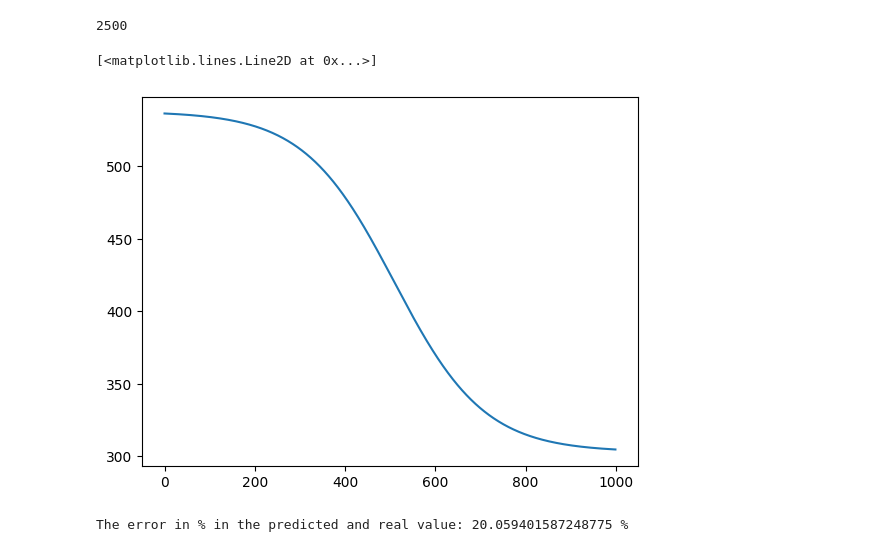
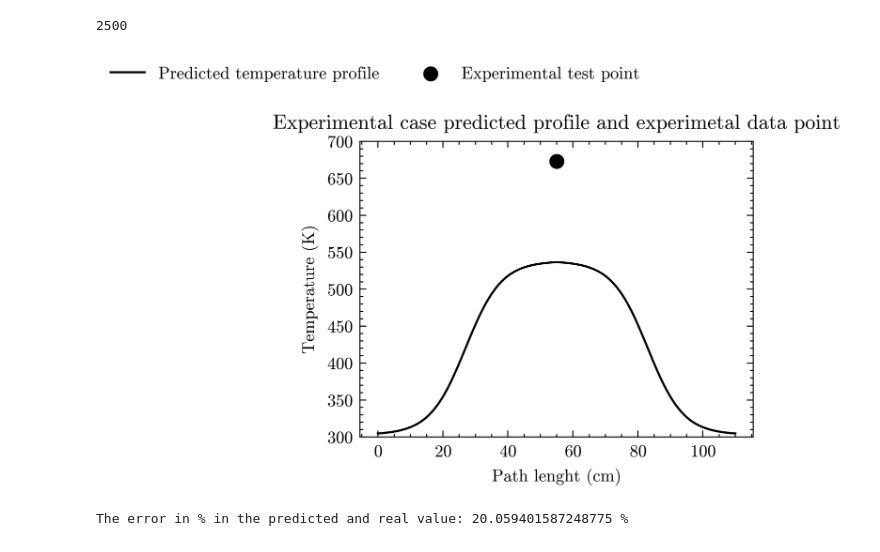
Before and after one commit to CaffineAddic/Flame_dianostics-temperature_profile_estimation_using_ML, a Jupyter notebook: FINAL_VISUAL/FINAL_DEATH/Testing_accu_ICM_noisy.ipynb, the cells around one changed output. Drawn from its saved outputs; the diff is of its cells as text; code cells hidden in the pictures.

```diff
--- a/FINAL_VISUAL/FINAL_DEATH/Testing_accu_ICM_noisy.ipynb
+++ b/FINAL_VISUAL/FINAL_DEATH/Testing_accu_ICM_noisy.ipynb
@@ -141,11 +145,30 @@ def bolts_int(A2, A3, x, x_o):
     return b
 # %%
 x = np.linspace(0, 55, 1000)
+
+x1 = np.linspace(0, 110, 2000)
-# %%
-plt.plot(bolts_int(temp[0], A2[0], x, A3[0]))
-# %% [output]
-[<matplotlib.lines.Line2D at 0x...>]
-[figure, removed]
+# %%
+pro_1 = bolts_int(temp[0], A2[0], x, A3[0])
+
+k1 = np.zeros((2000))
+
+k1[:1000] = np.flip(pro_1)
+k1[1000:] = pro_1
+
+
+a1 = np.zeros_like(k1)
+a1[1000]= 400+273
+# %%
+plt.plot(x1, k1, label="Predicted temperature profile")
+plt.title('Experimental case predicted profile and experimetal data point')
+plt.scatter(x1, a1, label="Experimental test point")
+plt.ylim((300,700))
+plt.ylabel("Temperature (K)")
+plt.xlabel("Path lenght (cm)")
+plt.legend(bbox_to_anchor=(0.75, 1.15),loc="lower right", ncol=10)
+plt.savefig('test71')
+# %% [output]
+[figure, added]
 # %%
 perft_temp = 400+273
 # %%
```
Also changed, not shown: parts of 6 cells of this notebook, 1 other file.
